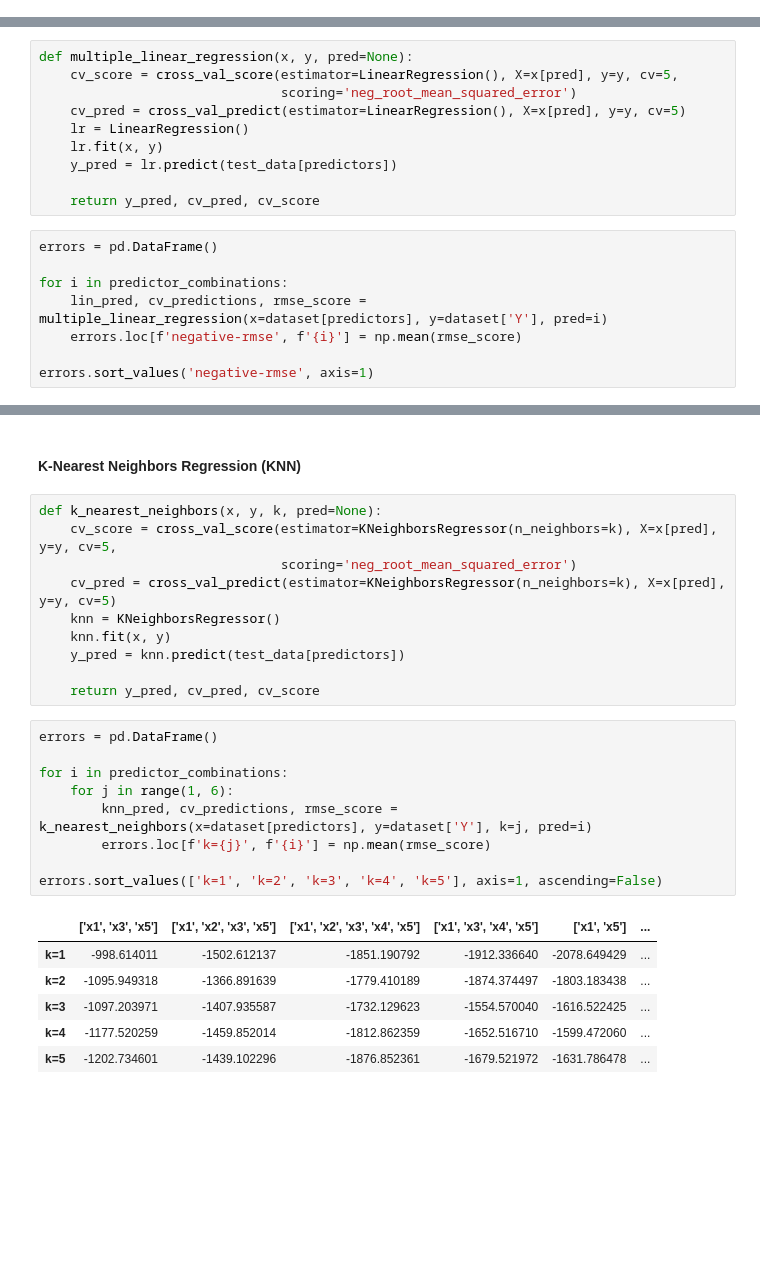
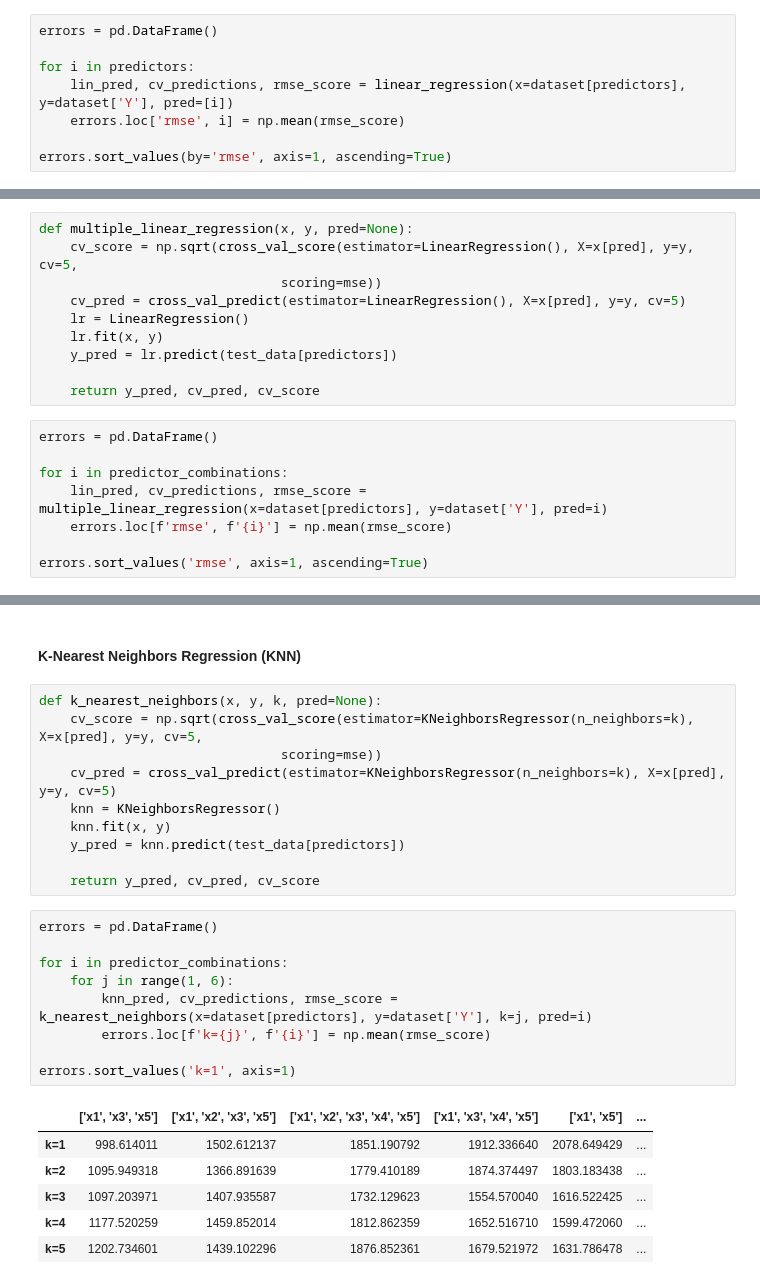
Before and after one commit to sahinozan/CE475-Project, a Jupyter notebook: project.ipynb, the cells around one changed output, grey strips where cells are left out. Saved outputs shown, nothing was run; the diff lists cells and outputs as text; blank space fills up the shorter version.

```diff
--- a/project.ipynb
+++ b/project.ipynb
@@ -145,0 +145,8 @@ errors
+# %%
+errors = pd.DataFrame()
+
+for i in predictors:
+    lin_pred, cv_predictions, rmse_score = linear_regression(x=dataset[predictors], y=dataset['Y'], pred=[i])
+    errors.loc['rmse', i] = np.mean(rmse_score)
+
+errors.sort_values(by='rmse', axis=1, ascending=True)
@@ -155,8 +165,8 @@ def all_combinations(pred, n=2):
 predictor_combinations = all_combinations(pred=predictors)
 # %%
 def multiple_linear_regression(x, y, pred=None):
-    cv_score = cross_val_score(estimator=LinearRegression(), X=x[pred], y=y, cv=5,
-                               scoring='neg_root_mean_squared_error')
+    cv_score = np.sqrt(cross_val_score(estimator=LinearRegression(), X=x[pred], y=y, cv=5,
+                               scoring=mse))
     cv_pred = cross_val_predict(estimator=LinearRegression(), X=x[pred], y=y, cv=5)
     lr = LinearRegression()
     lr.fit(x, y)
@@ -168,7 +178,7 @@ errors = pd.DataFrame()
 
 for i in predictor_combinations:
     lin_pred, cv_predictions, rmse_score = multiple_linear_regression(x=dataset[predictors], y=dataset['Y'], pred=i)
-    errors.loc[f'negative-rmse', f'{i}'] = np.mean(rmse_score)
+    errors.loc[f'rmse', f'{i}'] = np.mean(rmse_score)
 
-errors.sort_values('negative-rmse', axis=1)
+errors.sort_values('rmse', axis=1, ascending=True)
 # %% [output]
@@ -179,8 +189,8 @@ errors.sort_values('negative-rmse', axis=1)
 #### K-Nearest Neighbors Regression (KNN)
 # %%
 def k_nearest_neighbors(x, y, k, pred=None):
-    cv_score = cross_val_score(estimator=KNeighborsRegressor(n_neighbors=k), X=x[pred], y=y, cv=5,
-                               scoring='neg_root_mean_squared_error')
+    cv_score = np.sqrt(cross_val_score(estimator=KNeighborsRegressor(n_neighbors=k), X=x[pred], y=y, cv=5,
+                               scoring=mse))
     cv_pred = cross_val_predict(estimator=KNeighborsRegressor(n_neighbors=k), X=x[pred], y=y, cv=5)
     knn = KNeighborsRegressor()
     knn.fit(x, y)
@@ -190,17 +200,17 @@ def k_nearest_neighbors(x, y, k, pred=None):
 # %%
 errors = pd.DataFrame()
 
 for i in predictor_combinations:
     for j in range(1, 6):
         knn_pred, cv_predictions, rmse_score = k_nearest_neighbors(x=dataset[predictors], y=dataset['Y'], k=j, pred=i)
         errors.loc[f'k={j}', f'{i}'] = np.mean(rmse_score)
 
-errors.sort_values(['k=1', 'k=2', 'k=3', 'k=4', 'k=5'], axis=1, ascending=False)
+errors.sort_values('k=1', axis=1)
 # %% [output]
 |  | ['x1', 'x3', 'x5'] | ['x1', 'x2', 'x3', 'x5'] | ['x1', 'x2', 'x3', 'x4', 'x5'] | ['x1', 'x3', 'x4', 'x5'] | ['x1', 'x5'] | ... |
-| k=1 | -998.614011 | -1502.612137 | -1851.190792 | -1912.336640 | -2078.649429 | ... |
-| k=2 | -1095.949318 | -1366.891639 | -1779.410189 | -1874.374497 | -1803.183438 | ... |
-| k=3 | -1097.203971 | -1407.935587 | -1732.129623 | -1554.570040 | -1616.522425 | ... |
-| k=4 | -1177.520259 | -1459.852014 | -1812.862359 | -1652.516710 | -1599.472060 | ... |
-| k=5 | -1202.734601 | -1439.102296 | -1876.852361 | -1679.521972 | -1631.786478 | ... |
+| k=1 | 998.614011 | 1502.612137 | 1851.190792 | 1912.336640 | 2078.649429 | ... |
+| k=2 | 1095.949318 | 1366.891639 | 1779.410189 | 1874.374497 | 1803.183438 | ... |
+| k=3 | 1097.203971 | 1407.935587 | 1732.129623 | 1554.570040 | 1616.522425 | ... |
+| k=4 | 1177.520259 | 1459.852014 | 1812.862359 | 1652.516710 | 1599.472060 | ... |
+| k=5 | 1202.734601 | 1439.102296 | 1876.852361 | 1679.521972 | 1631.786478 | ... |
 5 rows × 26 columns
```
Also changed, not shown: parts of 9 cells of this notebook.
